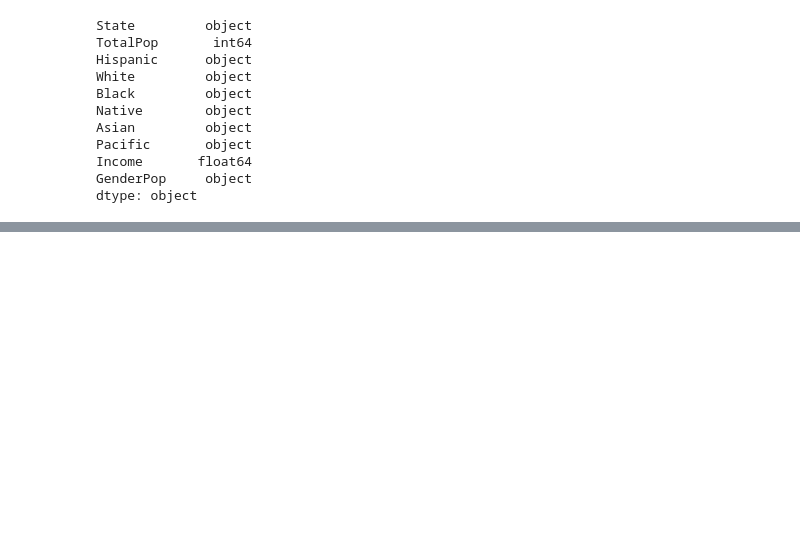
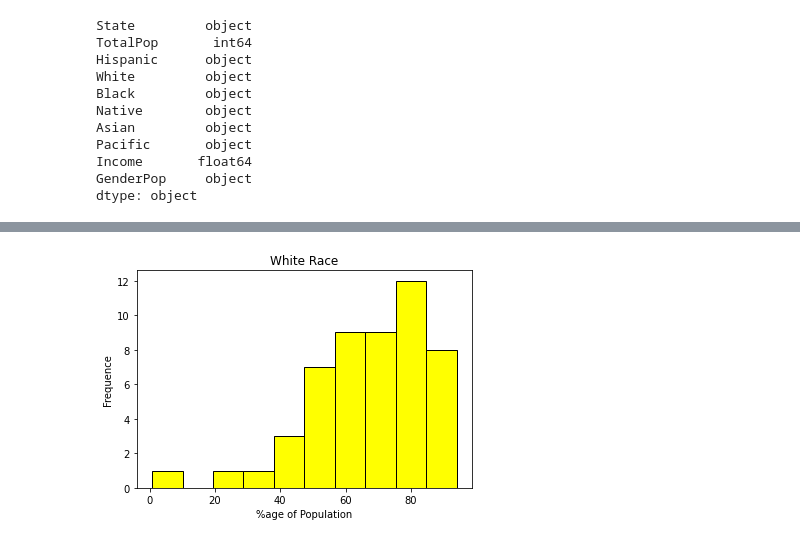
Before and after one commit to tayyabferozi/PIAIC-Q2-Pandas-Assignments, a Jupyter notebook: PIAIC_Q2_Pandas_Assignment_ipnyb.ipynb, the cells around one changed output, grey strips where cells are left out. Saved outputs shown, nothing was run; the diff lists cells and outputs as text; code cells hidden in the pictures; blank space fills up the shorter version.

```diff
--- a/PIAIC_Q2_Pandas_Assignment_ipnyb.ipynb
+++ b/PIAIC_Q2_Pandas_Assignment_ipnyb.ipynb
@@ -78,0 +262,4 @@ dtype: object
+# %%
+create_histogram("White", "yellow")
+# %% [output]
+[figure, added]
```
Also changed, not shown: parts of 43 cells of this notebook.
